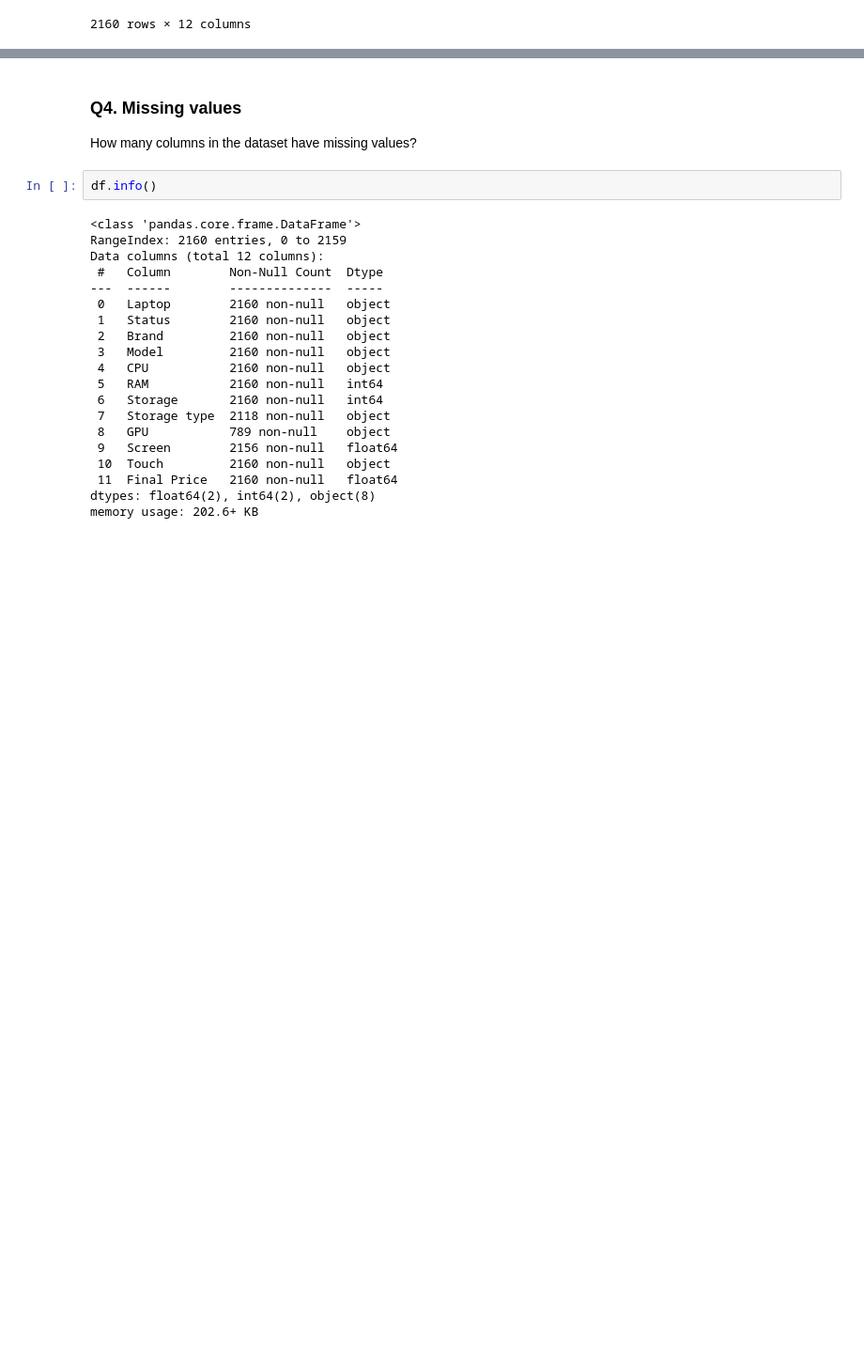
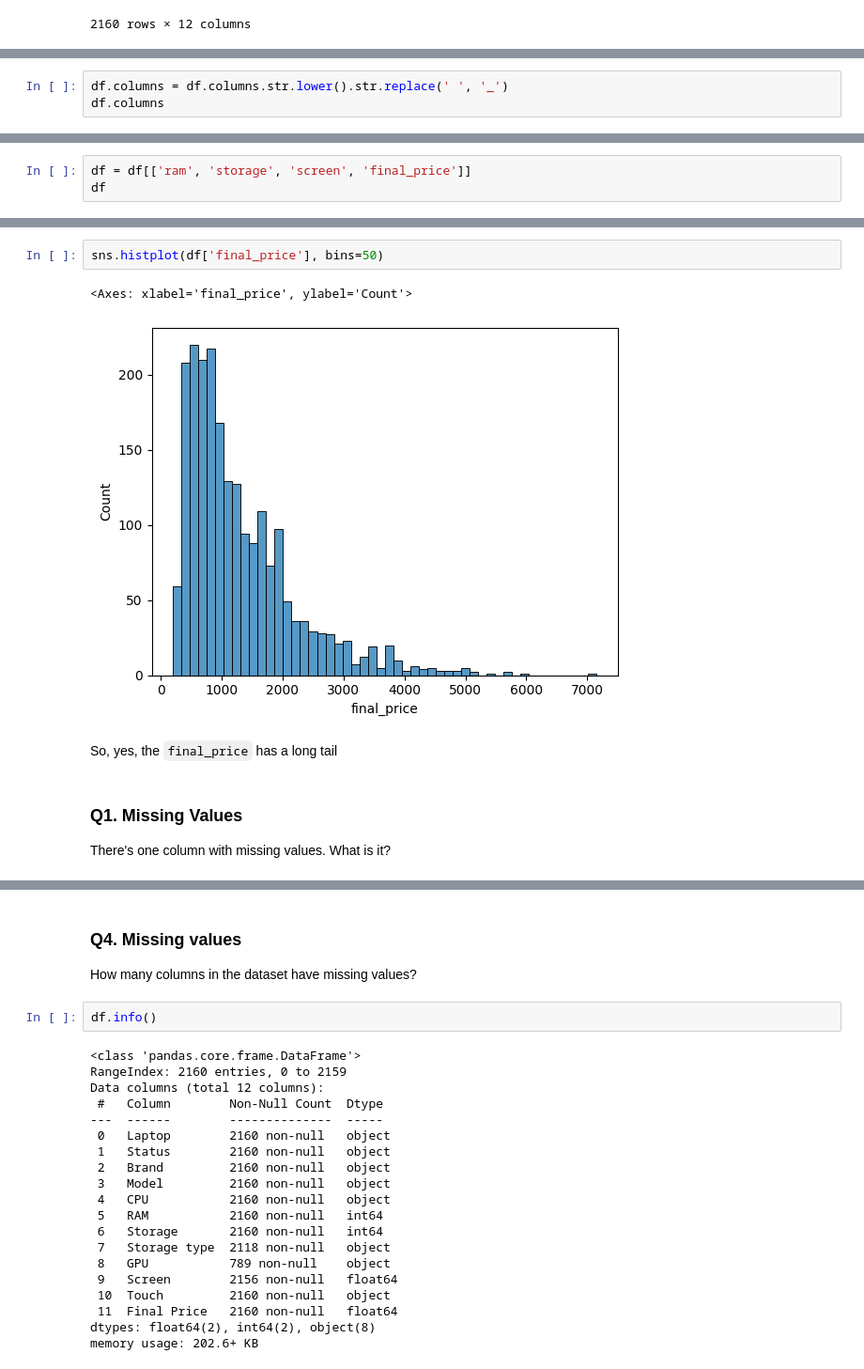
Before and after one commit to Matheus-Chaves/ml-zoomcamp-homeworks, a Jupyter notebook: main.ipynb, the cells around one changed output, grey strips where cells are left out. Shown: that part at 94% size. Cells and saved outputs as stored; diff of their text form; blank space fills up the shorter version.

```diff
--- a/main.ipynb
+++ b/main.ipynb
@@ -55,0 +72,3 @@ df.Brand.nunique()
+# %%
+df.columns = df.columns.str.lower().str.replace(' ', '_')
+df.columns
@@ -55,0 +81,3 @@ df.Brand.nunique()
+# %%
+df = df[['ram', 'storage', 'screen', 'final_price']]
+df
@@ -55,0 +106,11 @@ df.Brand.nunique()
+# %%
+sns.histplot(df['final_price'], bins=50)
+# %% [output]
+<Axes: xlabel='final_price', ylabel='Count'>
+[figure, added]
+# %% [markdown]
+So, yes, the `final_price` has a long tail
+# %% [markdown]
+### Q1. Missing Values
+
+There's one column with missing values. What is it?
```
Also changed, not shown: parts of 40 cells of this notebook.
